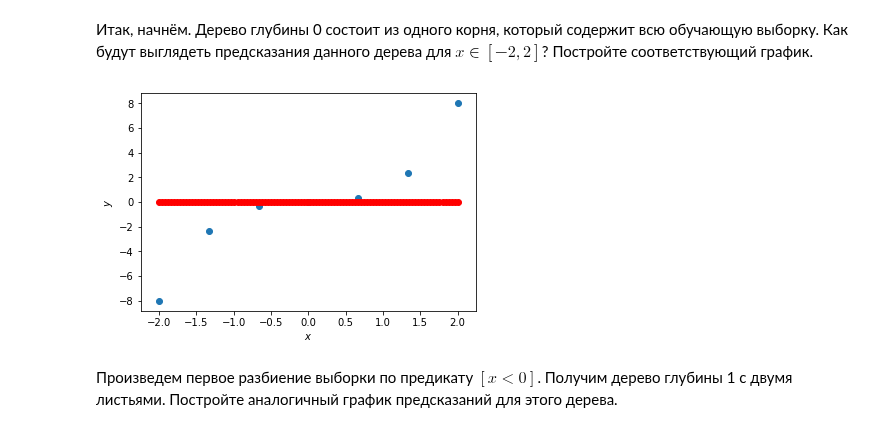
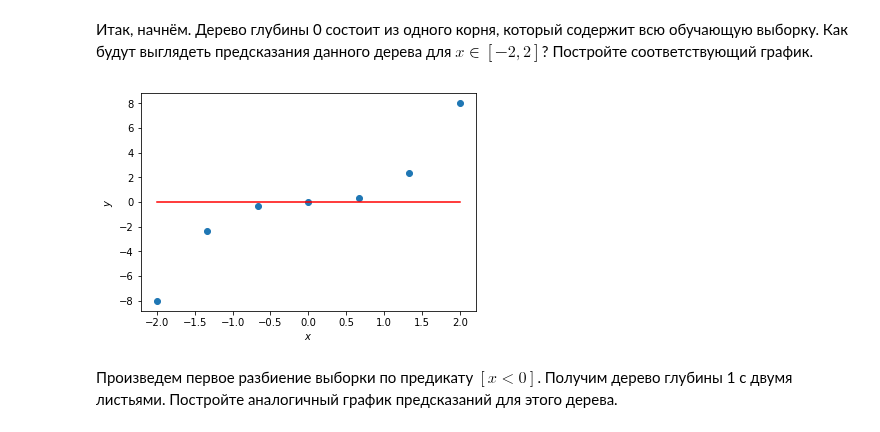
Before and after one commit to shereshevskiy/mlcourse_open, a Jupyter notebook: jupyter_notebooks/topic03_decision_trees_knn/hw3_session2_decision_trees_MySolution.ipynb, the cells around one changed output. Saved outputs shown, nothing was run; the diff lists cells and outputs as text; code cells hidden in the pictures.

```diff
--- a/jupyter_notebooks/topic03_decision_trees_knn/hw3_session2_decision_trees_MySolution.ipynb
+++ b/jupyter_notebooks/topic03_decision_trees_knn/hw3_session2_decision_trees_MySolution.ipynb
@@ -39,18 +37,17 @@ plt.ylabel(r'$y$');
 Итак, начнём. Дерево глубины 0 состоит из одного корня, который содержит всю обучающую выборку. Как будут выглядеть предсказания данного дерева для $x \in [-2, 2]$? Постройте соответствующий график.
 # %%
 # Ваш код здесь
-X = np.linspace(-2, 2, 7)
-y = X ** 3
-
 plt.scatter(X, y)
 
-X_test = np.linspace(-2, 2, 100)
-plt.scatter(X_test, y.mean() * np.ones(len(X_test)), c='r')
+X_pred = np.linspace(-2, 2, 100)
+y_pred = [y.mean() for x in X_pred]
+
+plt.plot(X_pred, y_pred, c='r')
 
 plt.xlabel(r'$x$')
 plt.ylabel(r'$y$');
 # %% [output]
-[figure, old version]
+[figure, new version]
 # %% [markdown]
 Произведем первое разбиение выборки по предикату $[x < 0]$. Получим дерево глубины 1 с двумя листьями. Постройте аналогичный график предсказаний для этого дерева.
 # %%
```
Also changed, not shown: parts of 42 cells of this notebook, 6 other files.
